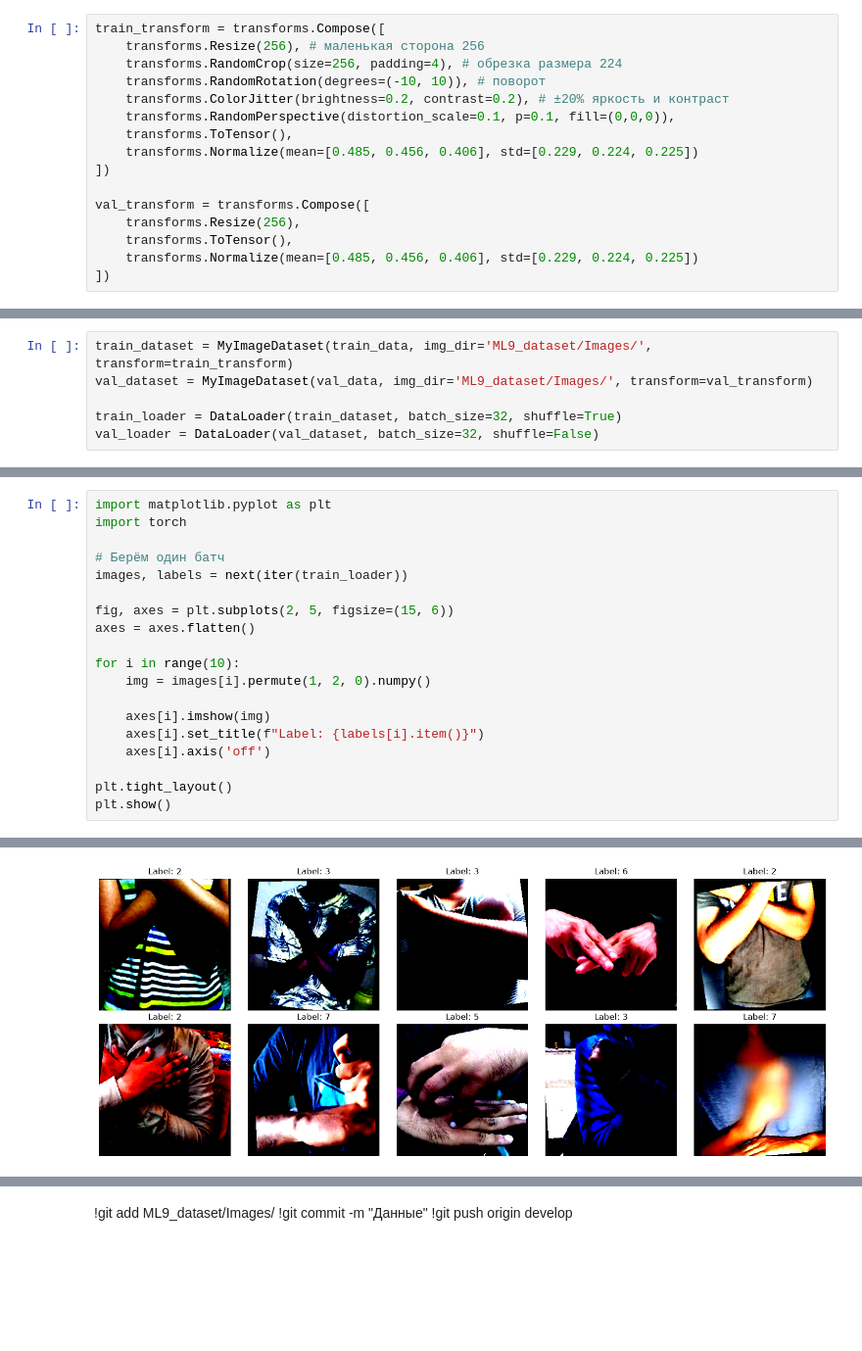
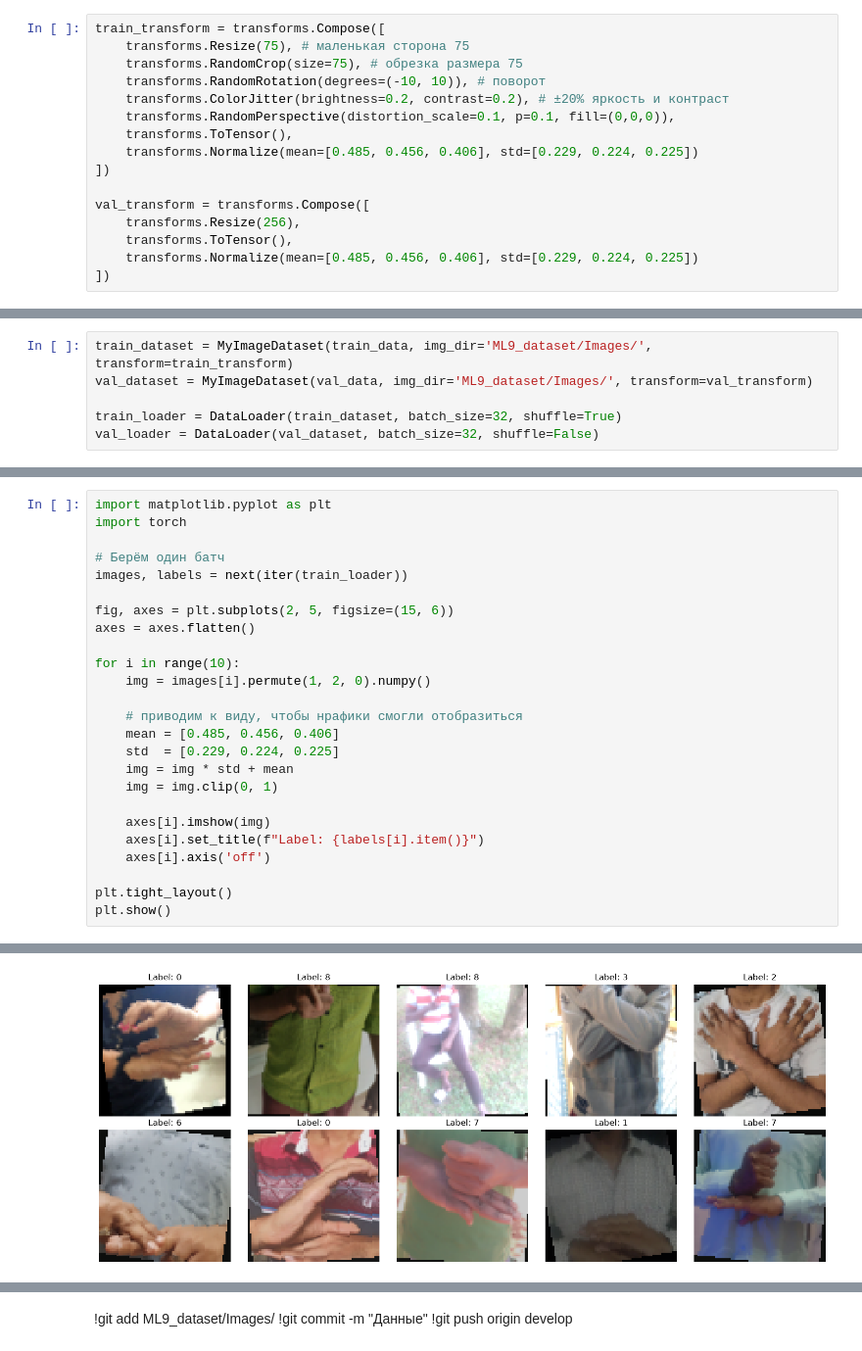
Before and after one commit to Magrusha/ds_mlp-backprop-from-scratch, a Jupyter notebook: src/ml9.ipynb, the cells around one changed output, grey strips where cells are left out. Shown at 98% size. Drawn from its saved outputs; the diff is of its cells as text; blank space fills up the shorter version.

```diff
--- a/src/ml9.ipynb
+++ b/src/ml9.ipynb
@@ -59,8 +59,8 @@ sizze
 Тут я заметила, что изображения слишком большие, поэтому ниже применила Resize.
 # %%
 train_transform = transforms.Compose([
-    transforms.Resize(256), # маленькая сторона 256
-    transforms.RandomCrop(size=256, padding=4), # обрезка размера 224
+    transforms.Resize(75), # маленькая сторона 75
+    transforms.RandomCrop(size=75), # обрезка размера 75
     transforms.RandomRotation(degrees=(-10, 10)), # поворот
     transforms.ColorJitter(brightness=0.2, contrast=0.2), # ±20% яркость и контраст
     transforms.RandomPerspective(distortion_scale=0.1, p=0.1, fill=(0,0,0)),
@@ -165,6 +165,12 @@ axes = axes.flatten()
 for i in range(10):
     img = images[i].permute(1, 2, 0).numpy()
 
+    # приводим к виду, чтобы нрафики смогли отобразиться
+    mean = [0.485, 0.456, 0.406]
+    std  = [0.229, 0.224, 0.225]
+    img = img * std + mean
+    img = img.clip(0, 1)
+
     axes[i].imshow(img)
     axes[i].set_title(f"Label: {labels[i].item()}")
     axes[i].axis('off')
@@ -185 +181 @@ Clipping input data to the valid range for imshow with RGB data ([0..1] for floa
-[figure, old version]
+[figure, new version]
```
Also changed, not shown: parts of 9 cells of this notebook.
